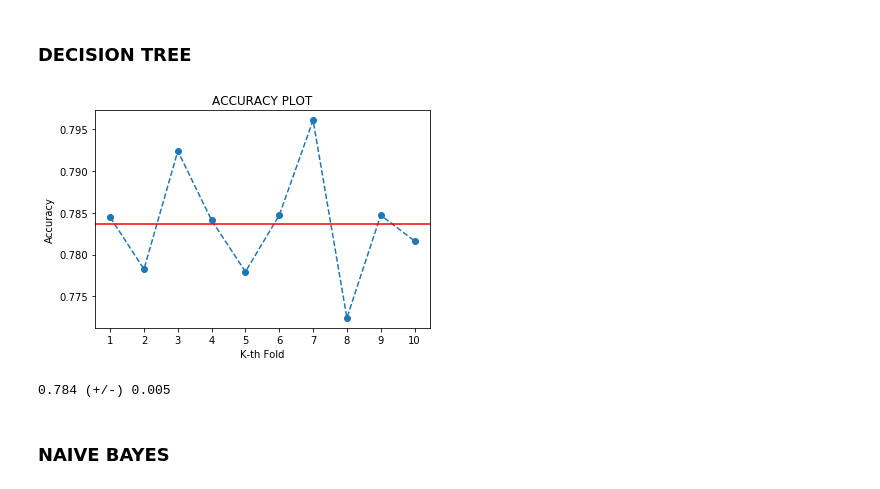
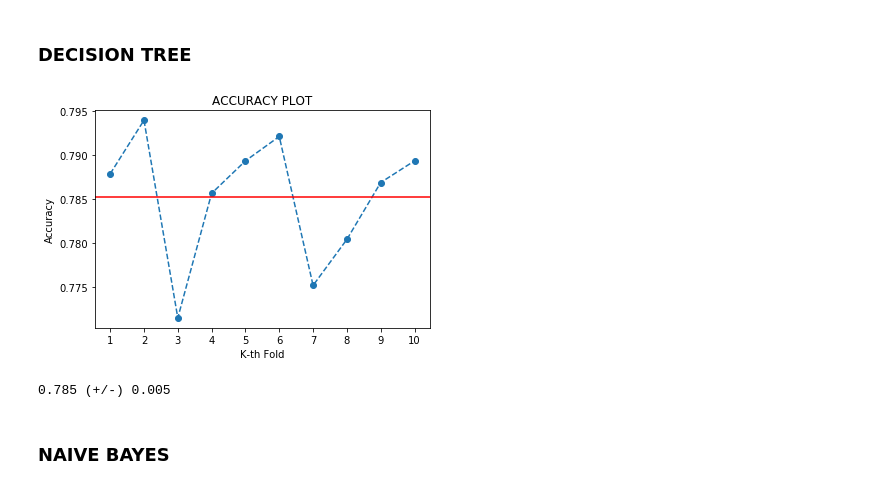
Before and after one commit to yjhouma/tubes-ai-dua, a Jupyter notebook: Part I/AI Tubes 2.ipynb, the cells around one changed output. Saved outputs shown, nothing was run; the diff lists cells and outputs as text; code cells hidden in the pictures.

```diff
--- a/Part I/AI Tubes 2.ipynb
+++ b/Part I/AI Tubes 2.ipynb
@@ -221,15 +246,15 @@ def mean_confidence_interval(data, confidence=0.95):
 # %%
 from sklearn.tree import DecisionTreeClassifier
 
-DTL_clf = DecisionTreeClassifier()
+DTL_clf = DecisionTreeClassifier(criterion='entropy', min_samples_split=5, max_depth=100)
 
 acc = cross_val_check(DTL_clf, data_train.drop('class', axis=1).values, data_train['class'].values)
 # %% [output]
-[figure, old version]
+[figure, new version]
 # %%
 mean_confidence_interval(acc)
 # %% [output]
-0.784 (+/-) 0.005
+0.785 (+/-) 0.005
 # %% [markdown]
 ### NAIVE BAYES
 # %%
```
Also changed, not shown: parts of 9 cells of this notebook, 4 other files.
